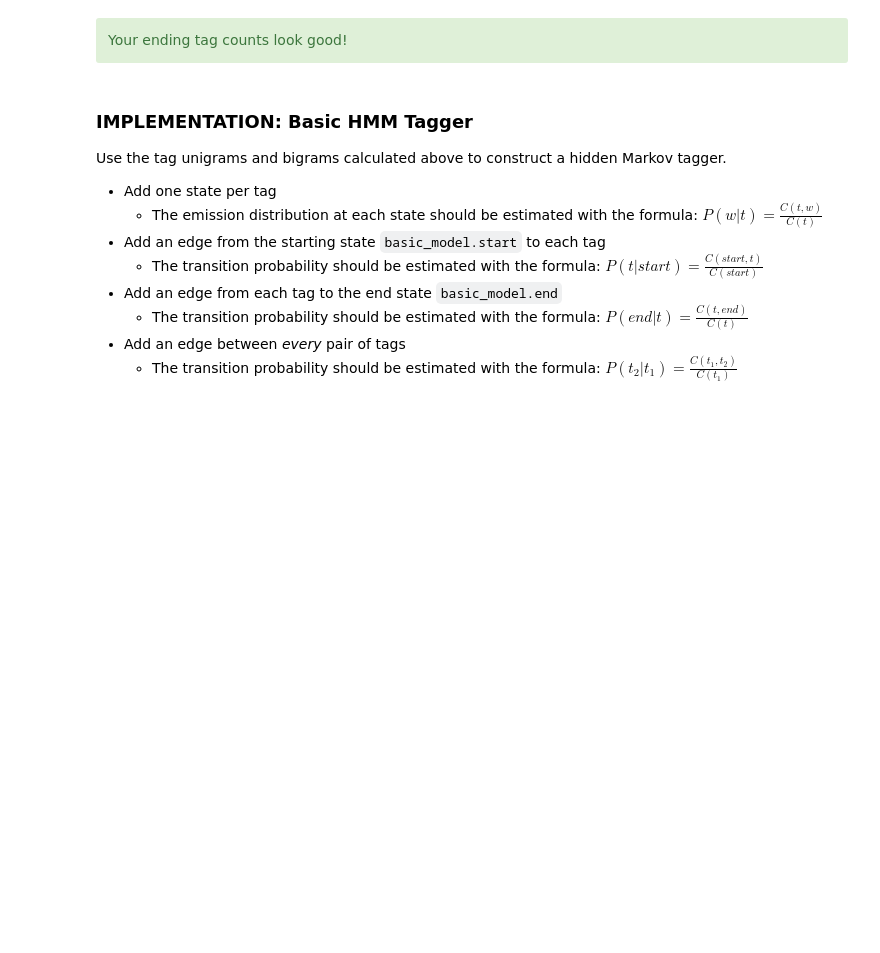
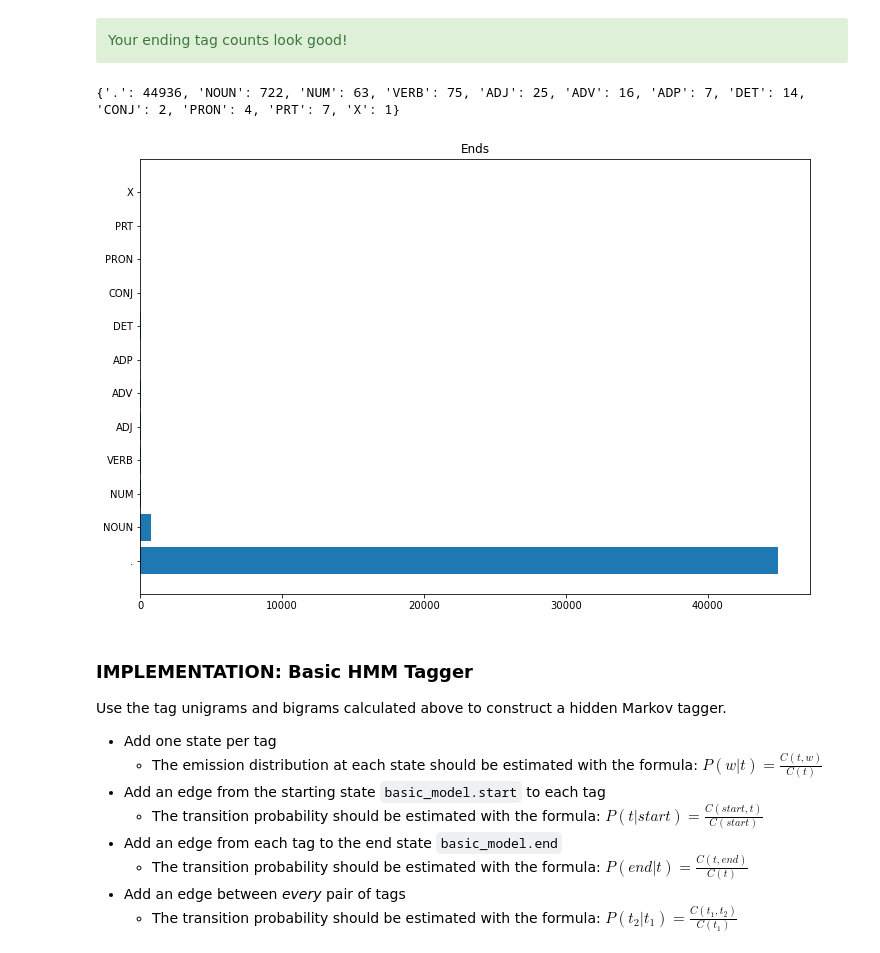
Before and after one commit to luiscberrocal/hmm-tagger, a Jupyter notebook: HMM Tagger.ipynb, the cells around one changed output. Cells and saved outputs as stored; diff of their text form; code cells hidden in the pictures; blank space fills up the shorter version.

```diff
--- a/HMM Tagger.ipynb
+++ b/HMM Tagger.ipynb
@@ -622,6 +670,14 @@ assert max(tag_ends, key=tag_ends.get) == '.', "Hmmm...'.' is expected to be the
 HTML('<div class="alert alert-block alert-success">Your ending tag counts look good!</div>')
 # %% [output]
 Your ending tag counts look good!
+# %%
+print(tag_ends)
+
+fig, axs = plt.subplots(1, 1, figsize=(12,8))
+plot_dictionary(tag_ends, axs, 'Ends')
+# %% [output]
+{'.': 44936, 'NOUN': 722, 'NUM': 63, 'VERB': 75, 'ADJ': 25, 'ADV': 16, 'ADP': 7, 'DET': 14, 'CONJ': 2, 'PRON': 4, 'PRT': 7, 'X': 1}
+[figure, added]
 # %% [markdown]
 ### IMPLEMENTATION: Basic HMM Tagger
 Use the tag unigrams and bigrams calculated above to construct a hidden Markov tagger.
```
Also changed, not shown: parts of 5 cells of this notebook.
